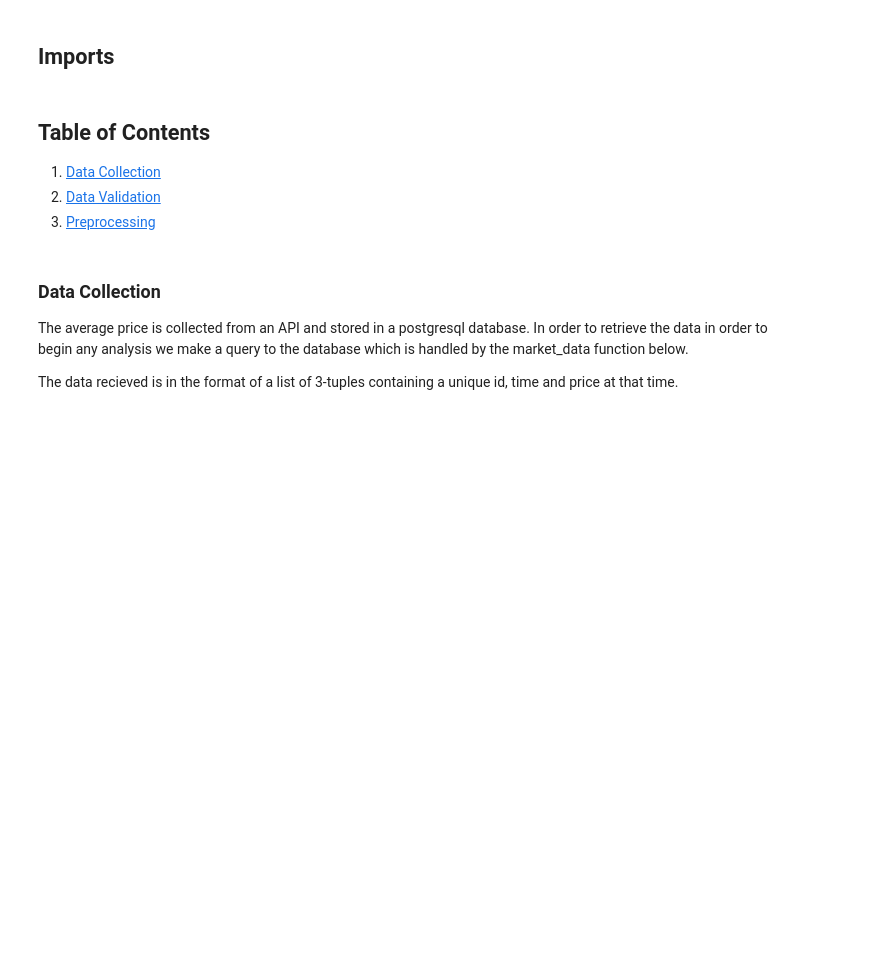
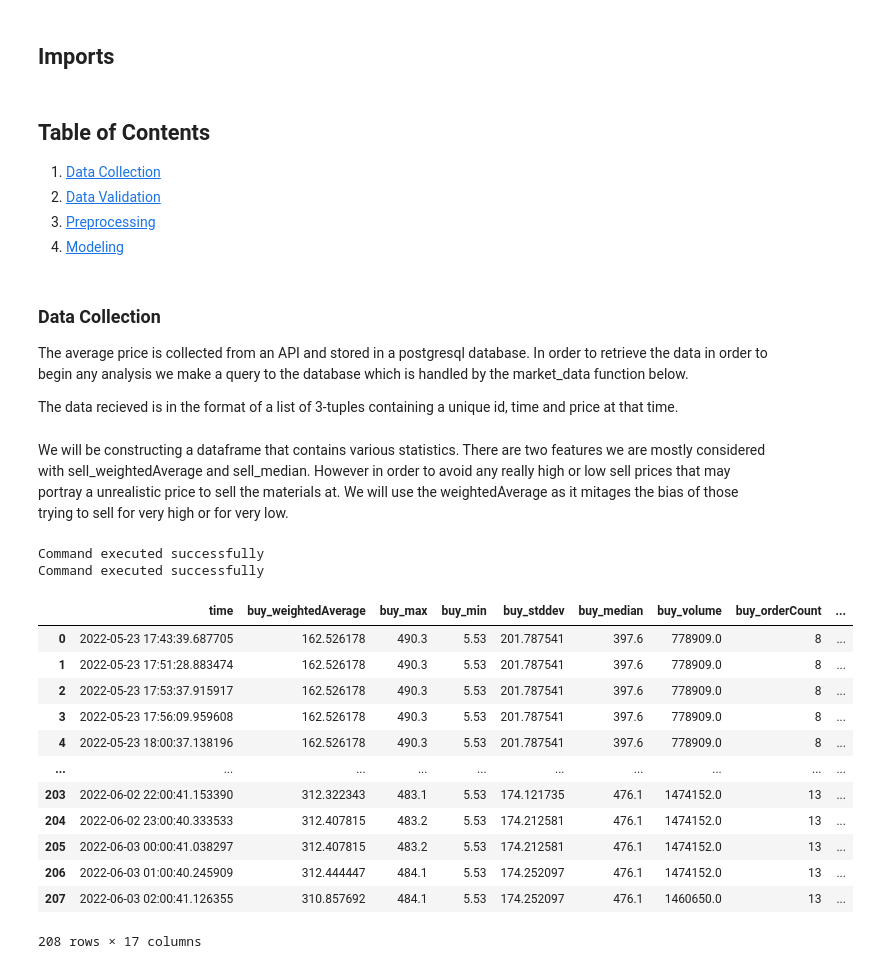
Before and after one commit to defunSM/Data-Science-Portfolio, a Jupyter notebook: Eve_Online_PI_Price_Forecaster/notebooks/PI_Price_EDA.ipynb, the cells around one changed output. Saved outputs shown, nothing was run; the diff lists cells and outputs as text; code cells hidden in the pictures; blank space fills up the shorter version.

```diff
--- a/Eve_Online_PI_Price_Forecaster/notebooks/PI_Price_EDA.ipynb
+++ b/Eve_Online_PI_Price_Forecaster/notebooks/PI_Price_EDA.ipynb
@@ -26,6 +26,7 @@ import constants as cnt
 1. [Data Collection](#data-collection)
 2. [Data Validation](#data-validation)
 3. [Preprocessing](#preprocessing)
+4. [Modeling](#modeling)
 # %% [markdown]
 ### Data Collection
 
@@ -83,0 +94,22 @@ def create_item_plot(raw_material_name: str, region_id: str = "0", order_type: s
+# %% [markdown]
+We will be constructing a dataframe that contains various statistics. There are two features we are mostly considered with sell_weightedAverage and sell_median. However in order to avoid any really high or low sell prices that may portray a unrealistic price to sell the materials at. We will use the weightedAverage as it mitages the bias of those trying to sell for very high or for very low.
+# %%
+# Overview of the data for Chiral Structures
+chiral_structures = create_item_dataframe("Chiral Structures", "30000142")
+chiral_structures
+# %% [output]
+Command executed successfully
+Command executed successfully
+|  | time | buy_weightedAverage | buy_max | buy_min | buy_stddev | buy_median | buy_volume | buy_orderCount | ... |
+| 0 | 2022-05-23 17:43:39.687705 | 162.526178 | 490.3 | 5.53 | 201.787541 | 397.6 | 778909.0 | 8 | ... |
+| 1 | 2022-05-23 17:51:28.883474 | 162.526178 | 490.3 | 5.53 | 201.787541 | 397.6 | 778909.0 | 8 | ... |
+| 2 | 2022-05-23 17:53:37.915917 | 162.526178 | 490.3 | 5.53 | 201.787541 | 397.6 | 778909.0 | 8 | ... |
+| 3 | 2022-05-23 17:56:09.959608 | 162.526178 | 490.3 | 5.53 | 201.787541 | 397.6 | 778909.0 | 8 | ... |
+| 4 | 2022-05-23 18:00:37.138196 | 162.526178 | 490.3 | 5.53 | 201.787541 | 397.6 | 778909.0 | 8 | ... |
+| ... | ... | ... | ... | ... | ... | ... | ... | ... | ... |
+| 203 | 2022-06-02 22:00:41.153390 | 312.322343 | 483.1 | 5.53 | 174.121735 | 476.1 | 1474152.0 | 13 | ... |
+| 204 | 2022-06-02 23:00:40.333533 | 312.407815 | 483.2 | 5.53 | 174.212581 | 476.1 | 1474152.0 | 13 | ... |
+| 205 | 2022-06-03 00:00:41.038297 | 312.407815 | 483.2 | 5.53 | 174.212581 | 476.1 | 1474152.0 | 13 | ... |
+| 206 | 2022-06-03 01:00:40.245909 | 312.444447 | 484.1 | 5.53 | 174.252097 | 476.1 | 1474152.0 | 13 | ... |
+| 207 | 2022-06-03 02:00:41.126355 | 310.857692 | 484.1 | 5.53 | 174.252097 | 476.1 | 1460650.0 | 13 | ... |
+208 rows × 17 columns
```
Also changed, not shown: parts of 7 cells of this notebook.
